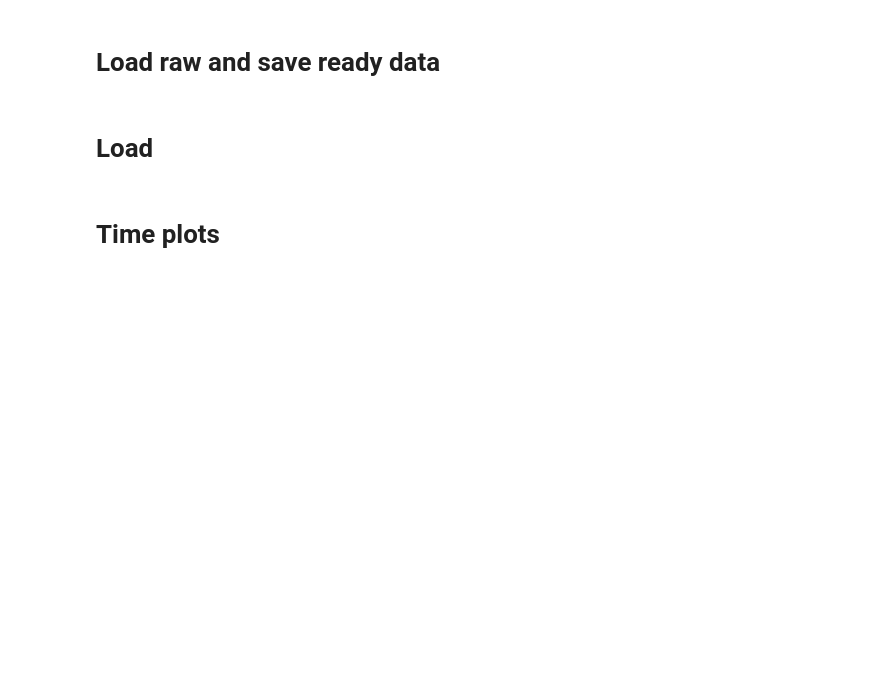
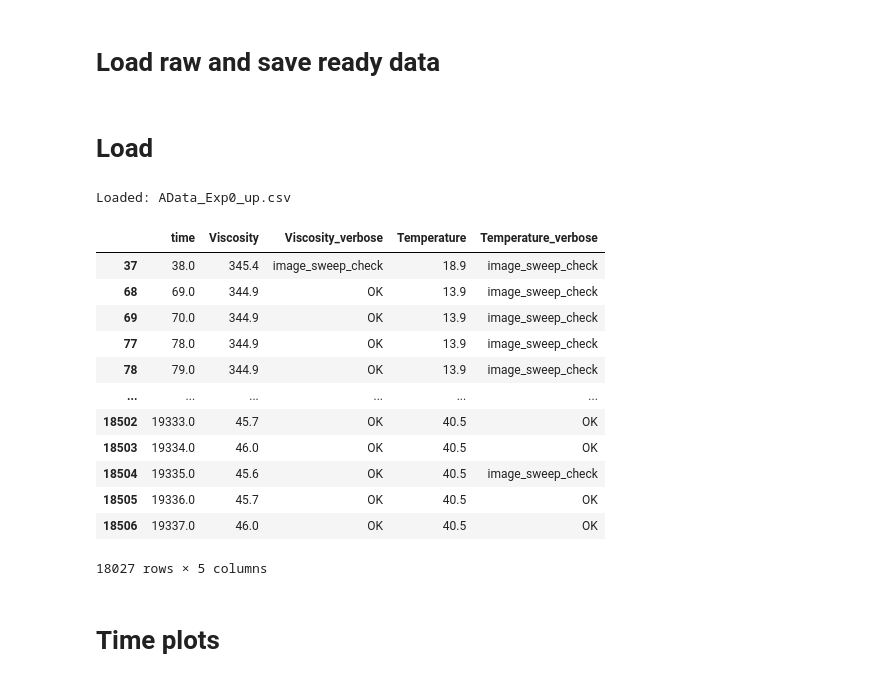
Before and after one commit to EnglishBeach/Diplom-work, a Jupyter notebook: plots.ipynb, the cells around one changed output. Cells and saved outputs as stored; diff of their text form; code cells hidden in the pictures; blank space fills up the shorter version.

```diff
--- a/plots.ipynb
+++ b/plots.ipynb
@@ -148,7 +147,26 @@ class Data:
 # %%
 base = Data()
-base.load('Experiments\MultiplyTemperature\Exp4(10)\AData_Exp4_up.csv')
-base.build_data(time=(172,np.inf),viscosity=(20,83))
+base.load('Experiments\MultiplyTemperature\Exp0(0)\AData_Exp0_up.csv')
+base.build_data(
+    # time=(172, np.inf),
+    viscosity=(40, 350),
+    temperature=(13.8,41)
+)
+# %% [output]
+Loaded: AData_Exp0_up.csv
+|  | time | Viscosity | Viscosity_verbose | Temperature | Temperature_verbose |
+| 37 | 38.0 | 345.4 | image_sweep_check | 18.9 | image_sweep_check |
+| 68 | 69.0 | 344.9 | OK | 13.9 | image_sweep_check |
+| 69 | 70.0 | 344.9 | OK | 13.9 | image_sweep_check |
+| 77 | 78.0 | 344.9 | OK | 13.9 | image_sweep_check |
+| 78 | 79.0 | 344.9 | OK | 13.9 | image_sweep_check |
+| ... | ... | ... | ... | ... | ... |
+| 18502 | 19333.0 | 45.7 | OK | 40.5 | OK |
+| 18503 | 19334.0 | 46.0 | OK | 40.5 | OK |
+| 18504 | 19335.0 | 45.6 | OK | 40.5 | image_sweep_check |
+| 18505 | 19336.0 | 45.7 | OK | 40.5 | OK |
+| 18506 | 19337.0 | 46.0 | OK | 40.5 | OK |
+18027 rows × 5 columns
 # %% [markdown]
 # Time plots
 # %%
```
Also changed, not shown: parts of 12 cells of this notebook.
